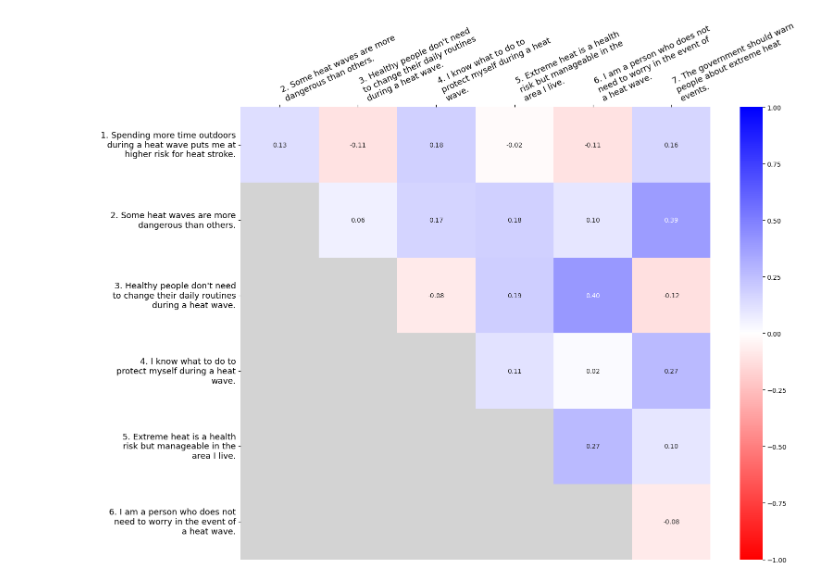
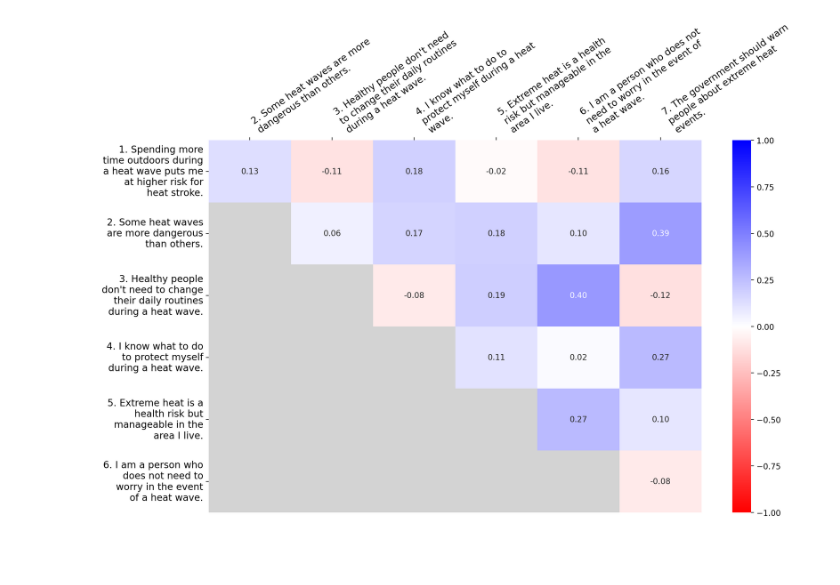
Before and after one commit to mfinke17/Python, a Jupyter notebook: AR_JM_corrheatmap.ipynb, the cells around one changed output. Saved outputs shown, nothing was run; the diff lists cells and outputs as text; code cells hidden in the pictures; blank space fills up the shorter version.

```diff
--- a/AR_JM_corrheatmap.ipynb
+++ b/AR_JM_corrheatmap.ipynb
@@ -6,6 +6,9 @@ import seaborn as sns
 import matplotlib.pyplot as plt
 import matplotlib.colors as mcolors
 import textwrap
+
+from matplotlib import rcParams
+rcParams['figure.dpi'] = 200
 
 # Define your data matrix as a DataFrame
 data = pd.DataFrame([
@@ -30,7 +33,7 @@ colors = ['red', 'white', 'blue']
 cmap = mcolors.LinearSegmentedColormap.from_list('Custom', colors)
 
 # Create a figure and axes
-fig, ax = plt.subplots(figsize=(16, 12))
+fig, ax = plt.subplots(figsize=(13, 9))
 
 ax.set_facecolor('lightgray')
 
@@ -38,34 +41,34 @@ ax.set_facecolor('lightgray')
 heatmap = sns.heatmap(data, annot=True, fmt=".2f", cmap=cmap, cbar=True, vmin=-1, vmax=1, ax=ax)
 
 # Adjust the y-axis tick labels and font size
 plt.yticks(rotation=0, ha='right', fontsize=20)
 
 # Rotate the x-axis tick labels for better readability
 plt.xticks(rotation=45, ha='right', fontsize=20)
 
 # Set the x-axis labels on top
 ax.xaxis.set_ticks_position('top')
 
 # Wrap the row labels on multiple lines
-row_labels_multiline = [textwrap.fill(label, width=30) for label in row_labels]
-heatmap.set_yticklabels(row_labels_multiline, rotation=0, ha='right', fontsize=13)
+row_labels_multiline = [textwrap.fill(label, width=20) for label in row_labels]
+heatmap.set_yticklabels(row_labels_multiline, rotation=0, ha='right', fontsize=12)
 
 # Wrap the column labels on multiple lines
 column_labels_multiline = [textwrap.fill(label, width=30) for label in column_labels]
-heatmap.set_xticklabels(column_labels_multiline, rotation=25, ha='left', fontsize=13)
+heatmap.set_xticklabels(column_labels_multiline, rotation=35, ha='left', fontsize=12)
 
 # Set the title and adjust the layout
 plt.title('')
 plt.tight_layout()
 
 # Show the plot
 plt.show()
 # %% [output]
 |  | 2. Some heat waves are more dange... | 3. Healthy people don't need to c... | 4. I know what to do to protect m... | 5. Extreme heat is a health risk ... | ... |
 | 1. Spending more time outdoors du... | 0.13 | -0.11 | 0.18 | -0.02 | ... |
 | 2. Some heat waves are more dange... | NaN | 0.06 | 0.17 | 0.18 | ... |
 | 3. Healthy people don't need to c... | NaN | NaN | -0.08 | 0.19 | ... |
 | 4. I know what to do to protect m... | NaN | NaN | NaN | 0.11 | ... |
 | 5. Extreme heat is a health risk ... | NaN | NaN | NaN | NaN | ... |
 | 6. I am a person who does not nee... | NaN | NaN | NaN | NaN | ... |
-[figure, old version]
+[figure, new version]
```
